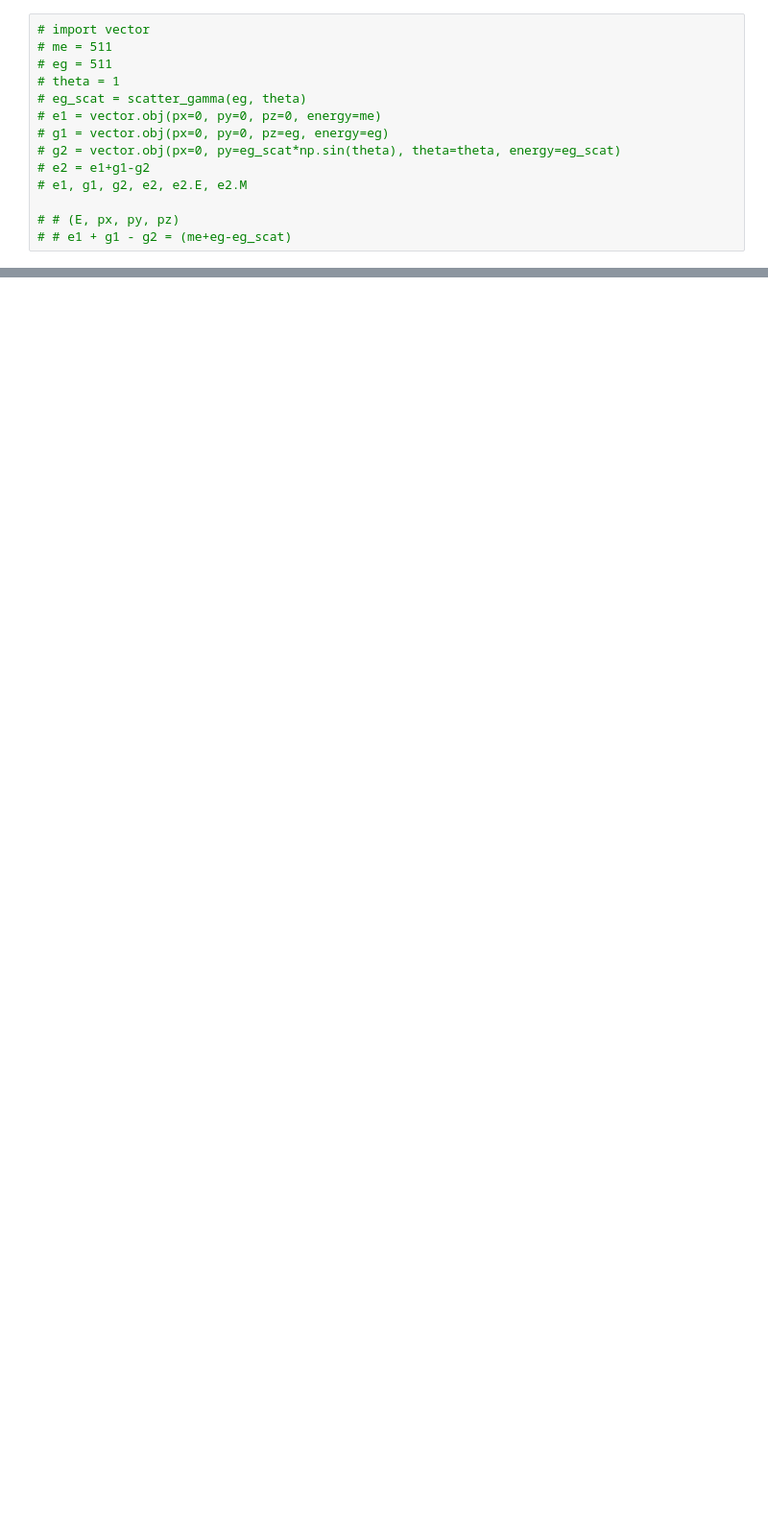
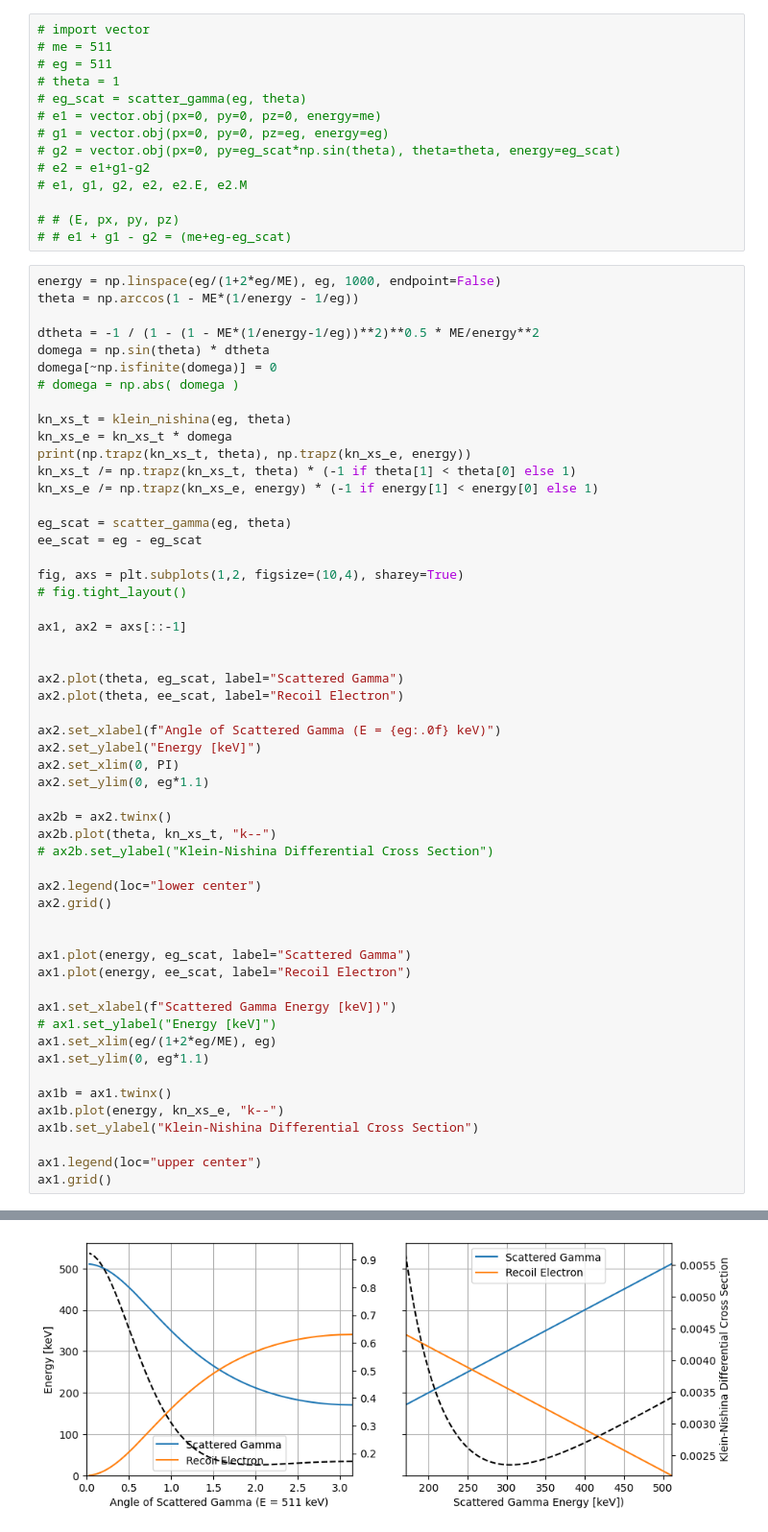
Before and after one commit to psimmerl/module_testing, a Jupyter notebook: notebooks/compton.ipynb, the cells around one changed output, grey strips where cells are left out. Shown at 96% size. Saved outputs shown, nothing was run; the diff lists cells and outputs as text; blank space fills up the shorter version.

```diff
--- a/notebooks/compton.ipynb
+++ b/notebooks/compton.ipynb
@@ -142,3 +144,58 @@ def smear(energy, kernel=ege):
 
 # # (E, px, py, pz)
 # # e1 + g1 - g2 = (me+eg-eg_scat)
+# %%
+energy = np.linspace(eg/(1+2*eg/ME), eg, 1000, endpoint=False)
+theta = np.arccos(1 - ME*(1/energy - 1/eg))
+
+dtheta = -1 / (1 - (1 - ME*(1/energy-1/eg))**2)**0.5 * ME/energy**2
+domega = np.sin(theta) * dtheta
+domega[~np.isfinite(domega)] = 0
+# domega = np.abs( domega )
+
+kn_xs_t = klein_nishina(eg, theta)
+kn_xs_e = kn_xs_t * domega
+print(np.trapz(kn_xs_t, theta), np.trapz(kn_xs_e, energy))
+kn_xs_t /= np.trapz(kn_xs_t, theta) * (-1 if theta[1] < theta[0] else 1)
+kn_xs_e /= np.trapz(kn_xs_e, energy) * (-1 if energy[1] < energy[0] else 1)
+
+eg_scat = scatter_gamma(eg, theta)
+ee_scat = eg - eg_scat
+
+fig, axs = plt.subplots(1,2, figsize=(10,4), sharey=True)
+# fig.tight_layout()
+
+ax1, ax2 = axs[::-1]
+
+
+ax2.plot(theta, eg_scat, label="Scattered Gamma")
+ax2.plot(theta, ee_scat, label="Recoil Electron")
+
+ax2.set_xlabel(f"Angle of Scattered Gamma (E = {eg:.0f} keV)")
+ax2.set_ylabel("Energy [keV]")
+ax2.set_xlim(0, PI)
+ax2.set_ylim(0, eg*1.1)
+
+ax2b = ax2.twinx()
+ax2b.plot(theta, kn_xs_t, "k--")
+# ax2b.set_ylabel("Klein-Nishina Differential Cross Section")
+
+ax2.legend(loc="lower center")
+ax2.grid()
+
+
+ax1.plot(energy, eg_scat, label="Scattered Gamma")
+ax1.plot(energy, ee_scat, label="Recoil Electron")
+
+ax1.set_xlabel(f"Scattered Gamma Energy [keV])")
+# ax1.set_ylabel("Energy [keV]")
+ax1.set_xlim(eg/(1+2*eg/ME), eg)
+ax1.set_ylim(0, eg*1.1)
+
+ax1b = ax1.twinx()
+ax1b.plot(energy, kn_xs_e, "k--")
+ax1b.set_ylabel("Klein-Nishina Differential Cross Section")
+
+ax1.legend(loc="upper center")
+ax1.grid()
+# %% [output]
@@ -145,2 +203,3 @@ def smear(energy, kernel=ege):
+[figure, added]
 # %%
 theta = np.linspace(0, PI, 1000)
```
Also changed, not shown: parts of 6 cells of this notebook, 2 other files.
